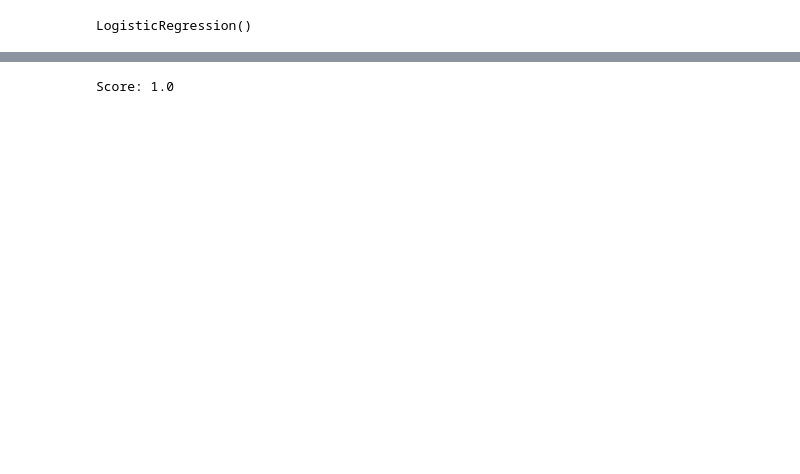
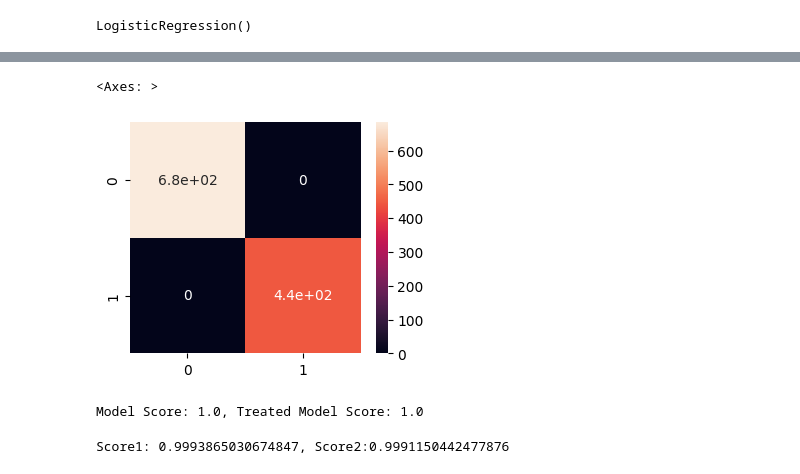
Before and after one commit to pb319/CRO_IIITL_Test, a Jupyter notebook: Final.ipynb, the cells around one changed output, grey strips where cells are left out. Saved outputs shown, nothing was run; the diff lists cells and outputs as text; code cells hidden in the pictures; blank space fills up the shorter version.

```diff
--- a/Final.ipynb
+++ b/Final.ipynb
@@ -122,7 +144,20 @@ lreg.score(X_test,y_test)
+# %%
+plt.figure(figsize= (4,3))
+sns.heatmap(data=cm2, annot= True,square=True)
+# %% [output]
+<Axes: >
+[figure, added]
+# %%
+a = lreg1.score(X_test,y_test)
+b = lreg2.score(Xt_test,yt_test)
+print(f"Model Score: {a}, Treated Model Score: {b}")
+# %% [output]
+Model Score: 1.0, Treated Model Score: 1.0
 # %%
-#Cross Validation Score
+#Cross Validation Score and the Dilemma
 from sklearn.model_selection import cross_val_score
-sc = cross_val_score(lreg, X_test,y_test,cv = 10)
-print(f"Score: {np.mean(sc)}")
+sc1= cross_val_score(lreg1, X_test,y_test,cv = 10)
+sc2= cross_val_score(lreg2, Xt_test,yt_test,cv = 10)
+print(f"Score1: {np.mean(sc1)}, Score2:{np.mean(sc2)}")
 # %% [output]
-Score: 1.0
+Score1: 0.9993865030674847, Score2:0.9991150442477876
```
Also changed, not shown: parts of 8 cells of this notebook.
